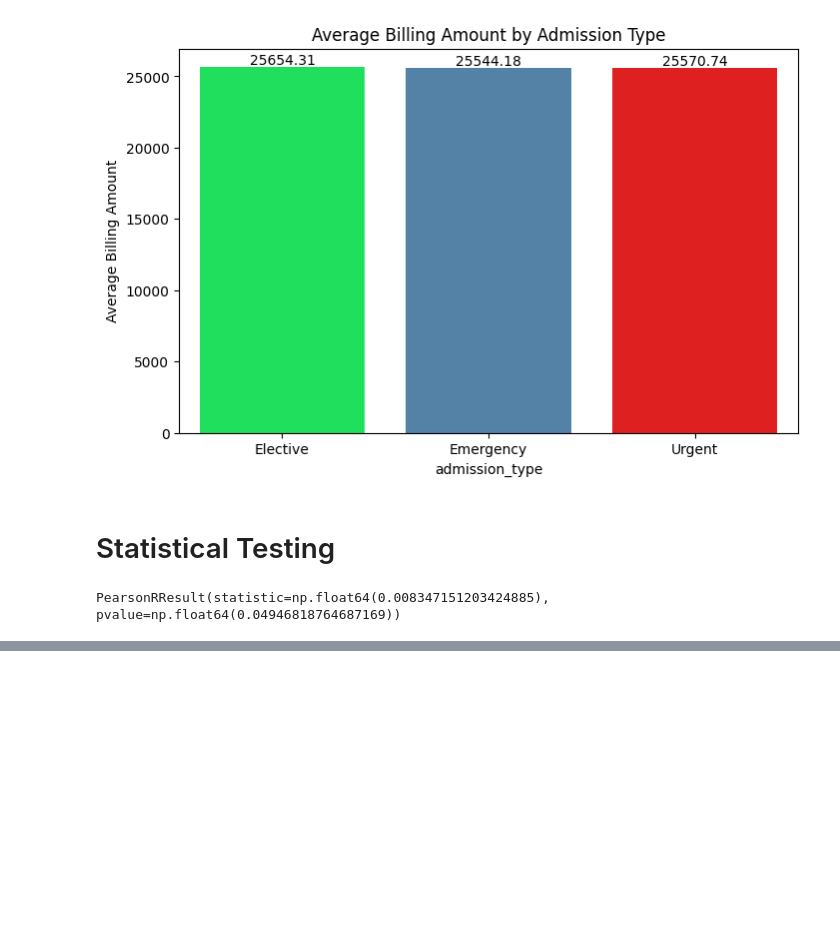
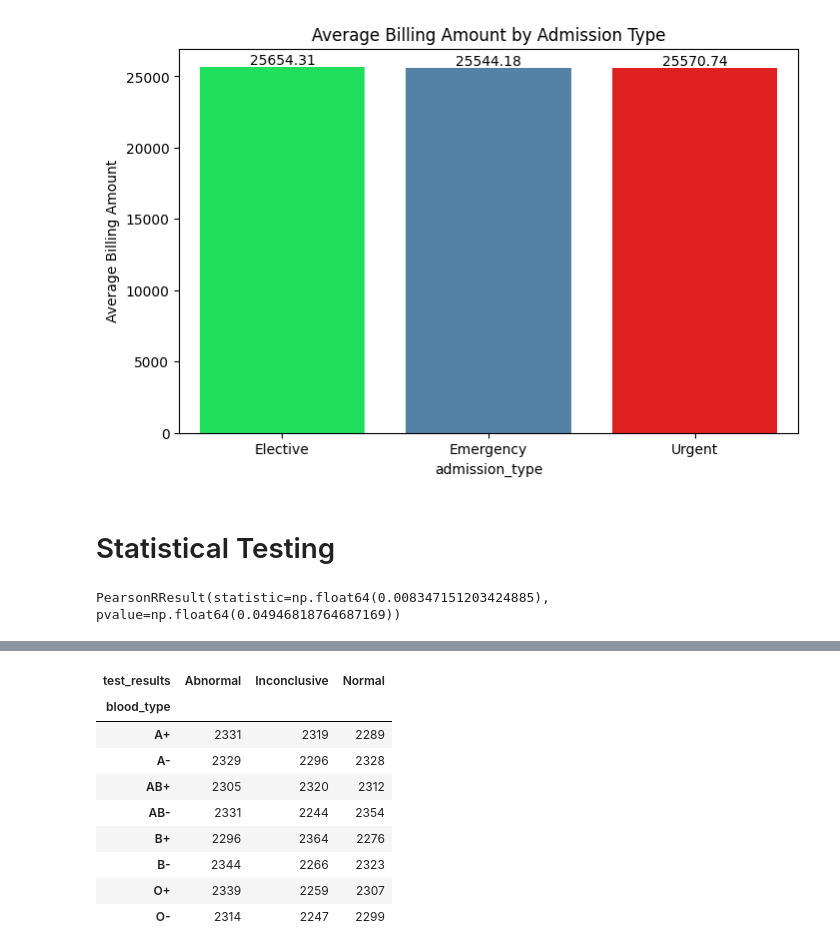
Before and after one commit to HaiderrX/CISC4900-Healthcare-Dataset-Data-Analysis, a Jupyter notebook: Heatlhcare_Data_Analysis.ipynb, the cells around one changed output, grey strips where cells are left out. Saved outputs shown, nothing was run; the diff lists cells and outputs as text; code cells hidden in the pictures; blank space fills up the shorter version.

```diff
--- a/Heatlhcare_Data_Analysis.ipynb
+++ b/Heatlhcare_Data_Analysis.ipynb
@@ -506,0 +663,13 @@ PearsonRResult(statistic=np.float64(0.008347151203424885), pvalue=np.float64(0.0
+# %%
+contingency_3
+# %% [output]
+| test_results | Abnormal | Inconclusive | Normal |
+| blood_type |  |  |  |
+| A+ | 2331 | 2319 | 2289 |
+| A- | 2329 | 2296 | 2328 |
+| AB+ | 2305 | 2320 | 2312 |
+| AB- | 2331 | 2244 | 2354 |
+| B+ | 2296 | 2364 | 2276 |
+| B- | 2344 | 2266 | 2323 |
+| O+ | 2339 | 2259 | 2307 |
+| O- | 2314 | 2247 | 2299 |
```
Also changed, not shown: parts of 11 cells of this notebook, 1 other file.
